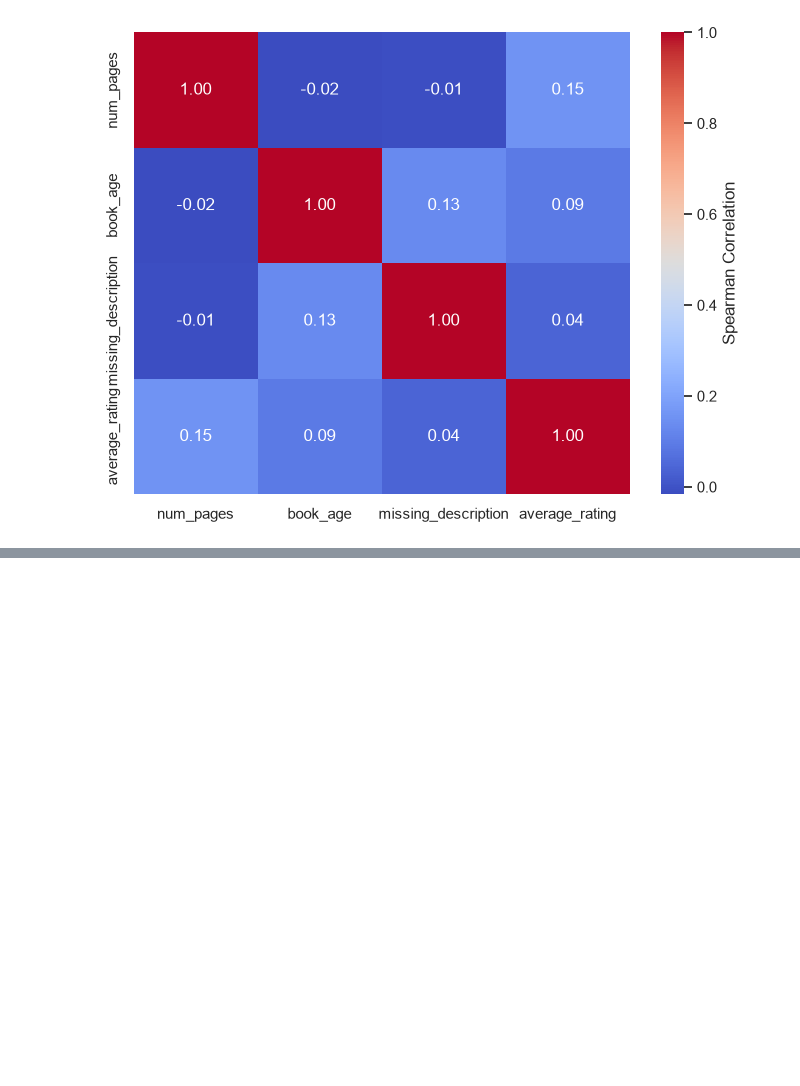
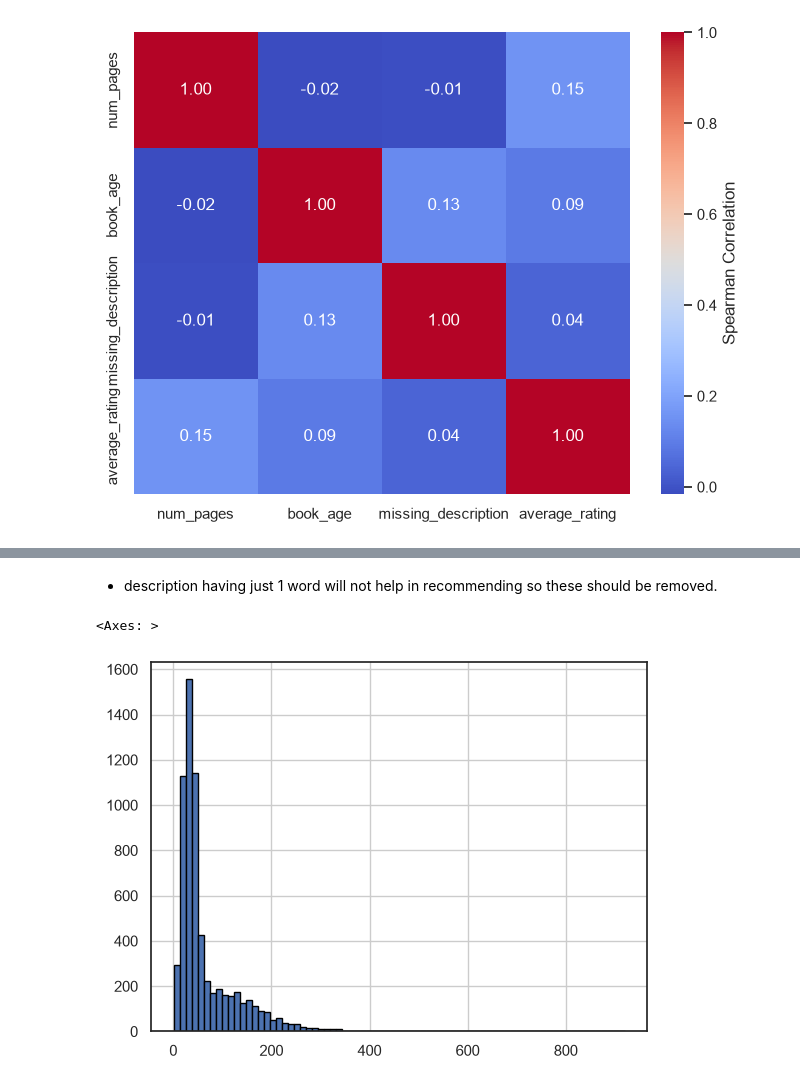
Before and after one commit to zakomayo/book-recommender, a Jupyter notebook: data-exploration.ipynb, the cells around one changed output, grey strips where cells are left out. Saved outputs shown, nothing was run; the diff lists cells and outputs as text; code cells hidden in the pictures; blank space fills up the shorter version.

```diff
--- a/data-exploration.ipynb
+++ b/data-exploration.ipynb
@@ -124,0 +269,9 @@ heatmap= sns.heatmap(correlation_matrix, annot=True, fmt=".2f", cmap="coolwarm",
+# %% [markdown]
+- description having just 1 word will not help in recommending so these should be removed.
+# %%
+books_missing["words_in_description"] = books_missing["description"].str.split().str.len()
+# %%
+books_missing["words_in_description"].hist(bins=75, edgecolor="black")
+# %% [output]
+<Axes: >
+[figure, added]
```
Also changed, not shown: parts of 29 cells of this notebook, 1 other file.
